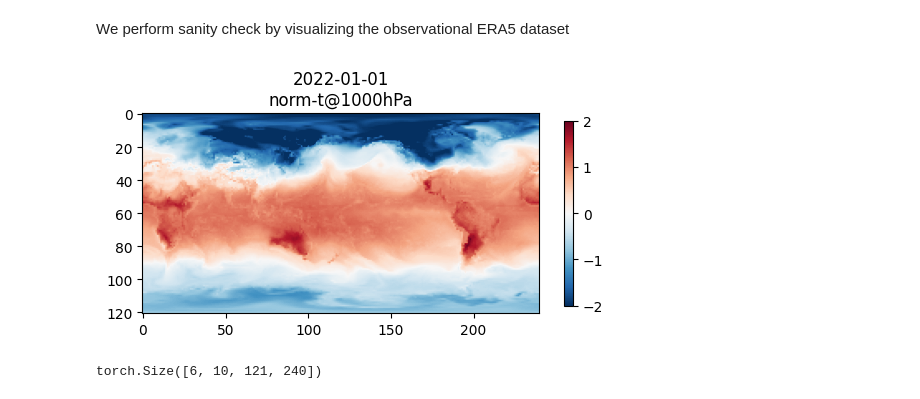
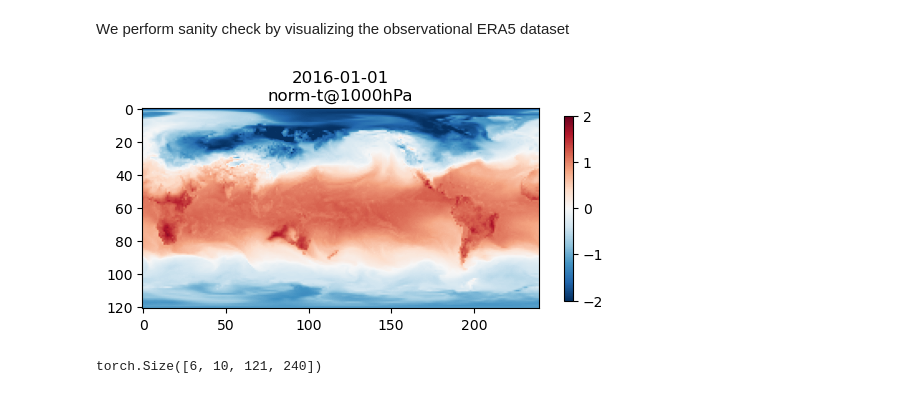
Before and after one commit to leap-stc/ChaosBench, a Jupyter notebook: notebooks/01a_s2s_data_exploration.ipynb, the cells around one changed output. Drawn from its saved outputs; the diff is of its cells as text; code cells hidden in the pictures.

```diff
--- a/notebooks/01a_s2s_data_exploration.ipynb
+++ b/notebooks/01a_s2s_data_exploration.ipynb
@@ -27,8 +27,8 @@ We first initialize our S2S dataset, including
 2. Benchmark targets (one of NCEP, CMA, ECMWF, UKMO forecast centers)
 # %%
 # Initialize observations dataset by specifying the training/validation years
-train_years = np.arange(2016, 2022)
-val_years = np.arange(2022, 2023)
+train_years = np.arange(1979, 2016)
+val_years = test_years = np.arange(2016, 2023)
 train_dataset = dataset.S2SObsDataset(years=train_years)
 val_dataset = dataset.S2SObsDataset(years=val_years)
 # %%
@@ -39,23 +39,23 @@ We perform sanity check by visualizing the observational ERA5 dataset
 # %%
 # Visualize input ERA5 features (eg. normalized surface temperature)
 time_idx = 0
 param = 't'
 level = 1000
 
-timestamp, val_data = val_dataset[time_idx]
+timestamp, val_x, val_y = val_dataset[time_idx]
 
 plt.imshow(
-    val_data[
+    val_x[
         config.PARAMS.index(param),
         config.PRESSURE_LEVELS.index(level)
     ],
     cmap='RdBu_r', vmin=-2, vmax=2
 )
 
 plt.colorbar(shrink=0.5)
 plt.title(f'{utils.convert_time(timestamp)}\nnorm-{param}@{level}hPa')
 plt.show();
 # %% [output]
-[figure, old version]
+[figure, new version]
 # %%
 # One snapshot of ERA5 observation has the following shape: (param, level, lat, lon)
```
Also changed, not shown: parts of 3 cells of this notebook, 15 other files.
